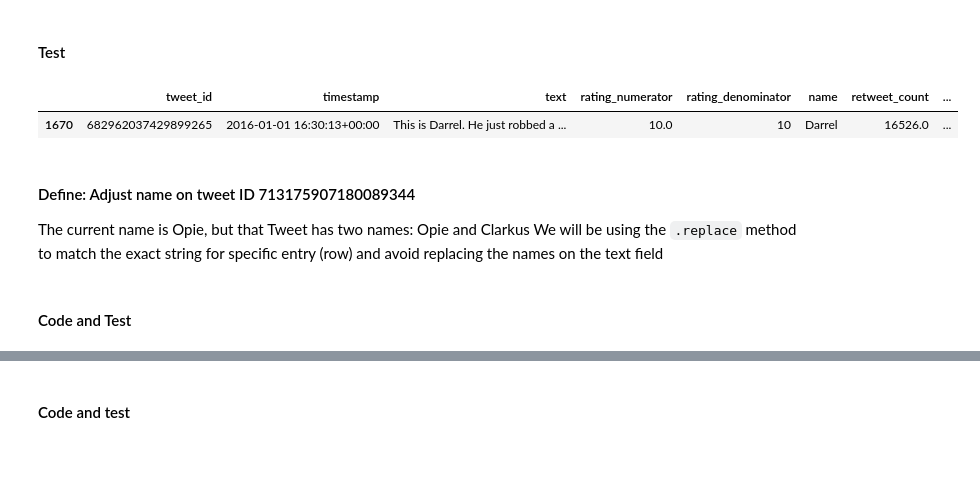
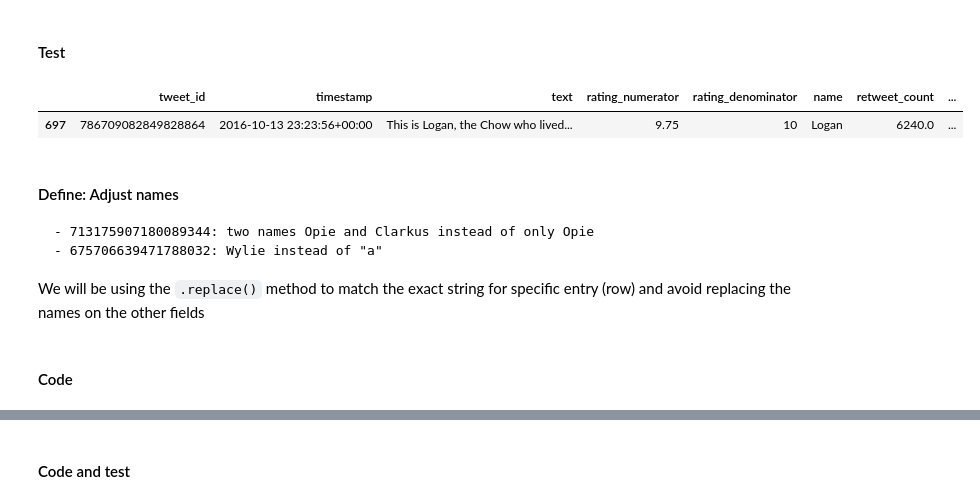
Before and after one commit to miniermatar/udacity_project_5_data_wrangling, a Jupyter notebook: wrangle_act.ipynb, the cells around one changed output, grey strips where cells are left out. Drawn from its saved outputs; the diff is of its cells as text; code cells hidden in the pictures; blank space fills up the shorter version.

```diff
--- a/wrangle_act.ipynb
+++ b/wrangle_act.ipynb
@@ -60,7 +60,7 @@ api = tweepy.API(auth, wait_on_rate_limit=True, wait_on_rate_limit_notify=True)
 # %%
 error=open('error.txt','w') #file to store the tweet IDs that were no found
 jsondata=open('tweet_json.txt','w')
-log=open('log.txt','w')
+log=open('log.txt','w') # Log with the tweets stored in tweet_json.txt
 for id in df.tweet_id:
     start = timer()
     try:
@@ -68,7 +68,7 @@ for id in df.tweet_id:
         json.dump(tweet._json,jsondata)
         jsondata.write('\n')
     except:
-        error.write(str(error)+'\n')
+        error.write(str(id)+'\n')
     end = timer()
     status='ID: {} - time: {}, current time: {}'.format(id,end-start,str(datetime.datetime.now()))
     print(status)
@@ -700,3 +696,4 @@ Merge selected columns from the image prediction TSV file that include the breed
 # %%
-df_clean = pd.merge(df_clean, df_image_clean[['tweet_id','p1','p1_conf','p1_dog','jpg_url']], on='tweet_id', how='left')
+# adding image database and renaming columns for easy references
+df_clean = pd.merge(df_clean, df_image[['tweet_id','p1','p1_conf','p1_dog','jpg_url']], on='tweet_id', how='left')
 df_clean.rename(columns={"p1": "dog_breed", "p1_conf": "dog_breed_confidence","p1_dog": "is_it_a_dog"},inplace=True)
@@ -932,19 +895,24 @@ df_clean[df_clean.tweet_id==722974582966214656]=df_clean[df_clean.tweet_id==7229
 df_clean[df_clean.tweet_id==716439118184652801]=df_clean[df_clean.tweet_id==716439118184652801].replace([50,50],[11,10])
 df_clean[df_clean.tweet_id==682962037429899265]=df_clean[df_clean.tweet_id==682962037429899265].replace([7,11],[10,10])
 df_clean[df_clean.tweet_id==666287406224695296]=df_clean[df_clean.tweet_id==666287406224695296].replace([1,2],[9,10])
+df_clean[df_clean.tweet_id==786709082849828864]=df_clean[df_clean.tweet_id==786709082849828864].replace([75,10],[9.75,10])
+df_clean[df_clean.tweet_id==778027034220126208]=df_clean[df_clean.tweet_id==778027034220126208].replace([27,10],[11.27,10])
+df_clean[df_clean.tweet_id==680494726643068929]=df_clean[df_clean.tweet_id==680494726643068929].replace([26,10],[11.26,10])
 # %% [markdown]
 #### Test
 # %%
 #Checking the updated score
-df_clean[df_clean.tweet_id==682962037429899265]
+df_clean[df_clean.tweet_id==786709082849828864]
 # %% [output]
 |  | tweet_id | timestamp | text | rating_numerator | rating_denominator | name | retweet_count | ... |
-| 1670 | 682962037429899265 | 2016-01-01 16:30:13+00:00 | This is Darrel. He just robbed a ... | 10.0 | 10 | Darrel | 16526.0 | ... |
+| 697 | 786709082849828864 | 2016-10-13 23:23:56+00:00 | This is Logan, the Chow who lived... | 9.75 | 10 | Logan | 6240.0 | ... |
 # %% [markdown]
-#### Define: Adjust name on tweet ID 713175907180089344
-The current name is Opie, but that Tweet has two names: Opie and Clarkus
-We will be using the `.replace` method to match the exact string for specific entry (row) and avoid replacing the names on the text field
+#### Define: Adjust names
+    - 713175907180089344: two names Opie and Clarkus instead of only Opie
+    - 675706639471788032: Wylie instead of "a"
+
+We will be using the `.replace()` method to match the exact string for specific entry (row) and avoid replacing the names on the other fields
 # %% [markdown]
-#### Code and Test
+#### Code
 # %%
 df_clean[df_clean.tweet_id==713175907180089344]=df_clean[df_clean.tweet_id==713175907180089344].replace('Opie','Opie and Clarkus')
```
Also changed, not shown: parts of 88 cells of this notebook, 11 other files.
